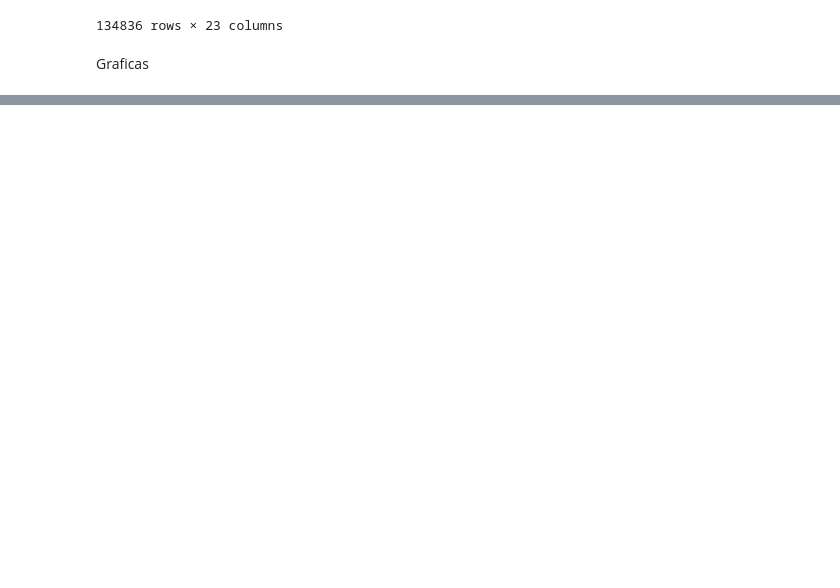
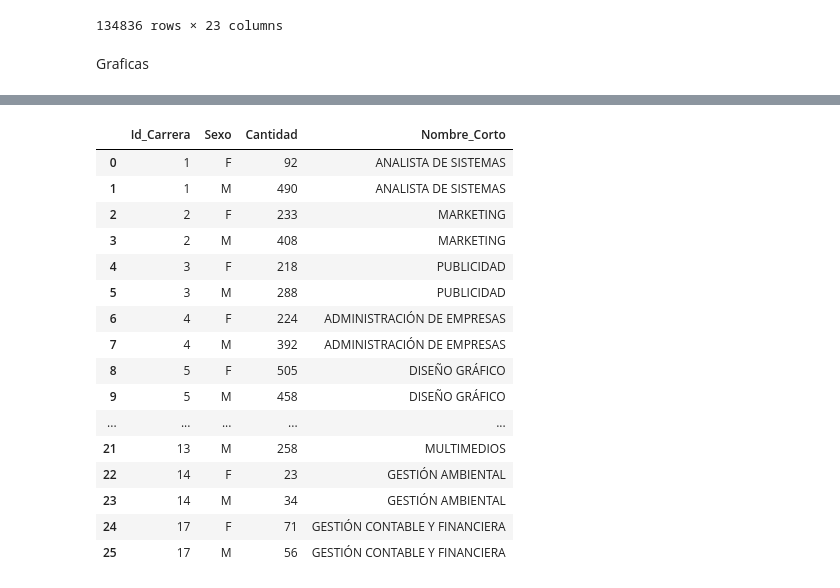
Before and after one commit to Fonteeres/IA_Ciencia_Datos, a Jupyter notebook: Semestre 3/Practica Profesionalizante 1/Trabajo Practico 4/Trabajo_Final.ipynb, the cells around one changed output, grey strips where cells are left out. Drawn from its saved outputs; the diff is of its cells as text; code cells hidden in the pictures; blank space fills up the shorter version.

```diff
--- a/Semestre 3/Practica Profesionalizante 1/Trabajo Practico 4/Trabajo_Final.ipynb
+++ b/Semestre 3/Practica Profesionalizante 1/Trabajo Practico 4/Trabajo_Final.ipynb
@@ -253,0 +239,25 @@ px.histogram(df_ALUCarrera,
+# %%
+df_Sexo_Alumno_xCarrera = df_ALUCarrera.groupby(['Id_Carrera','Sexo'])['Id_Alumno'].count().reset_index(name='Cantidad')
+df_Sexo_Alumno_xCarrera = pd.merge(df_Sexo_Alumno_xCarrera,
+                        df_Carreras[['Id_Carrera','Nombre_Corto']],
+                        how='inner',
+                        on=['Id_Carrera'])
+df_Sexo_Alumno_xCarrera
+# %% [output]
+|  | Id_Carrera | Sexo | Cantidad | Nombre_Corto |
+| 0 | 1 | F | 92 | ANALISTA DE SISTEMAS |
+| 1 | 1 | M | 490 | ANALISTA DE SISTEMAS |
+| 2 | 2 | F | 233 | MARKETING |
+| 3 | 2 | M | 408 | MARKETING |
+| 4 | 3 | F | 218 | PUBLICIDAD |
+| 5 | 3 | M | 288 | PUBLICIDAD |
+| 6 | 4 | F | 224 | ADMINISTRACIÓN DE EMPRESAS |
+| 7 | 4 | M | 392 | ADMINISTRACIÓN DE EMPRESAS |
+| 8 | 5 | F | 505 | DISEÑO GRÁFICO |
+| 9 | 5 | M | 458 | DISEÑO GRÁFICO |
+| ... | ... | ... | ... | ... |
+| 21 | 13 | M | 258 | MULTIMEDIOS |
+| 22 | 14 | F | 23 | GESTIÓN AMBIENTAL |
+| 23 | 14 | M | 34 | GESTIÓN AMBIENTAL |
+| 24 | 17 | F | 71 | GESTIÓN CONTABLE Y FINANCIERA |
+| 25 | 17 | M | 56 | GESTIÓN CONTABLE Y FINANCIERA |
```
Also changed, not shown: parts of 8 cells of this notebook.
